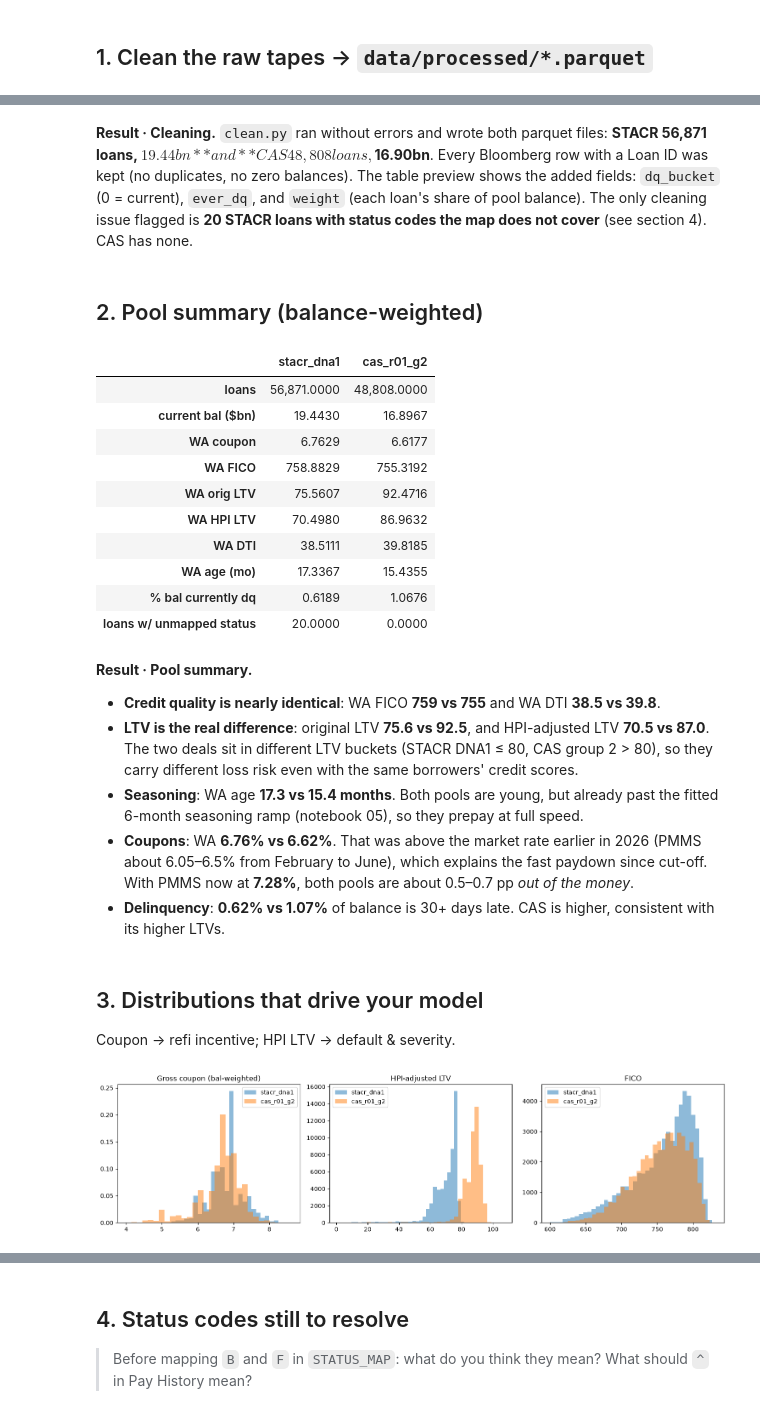
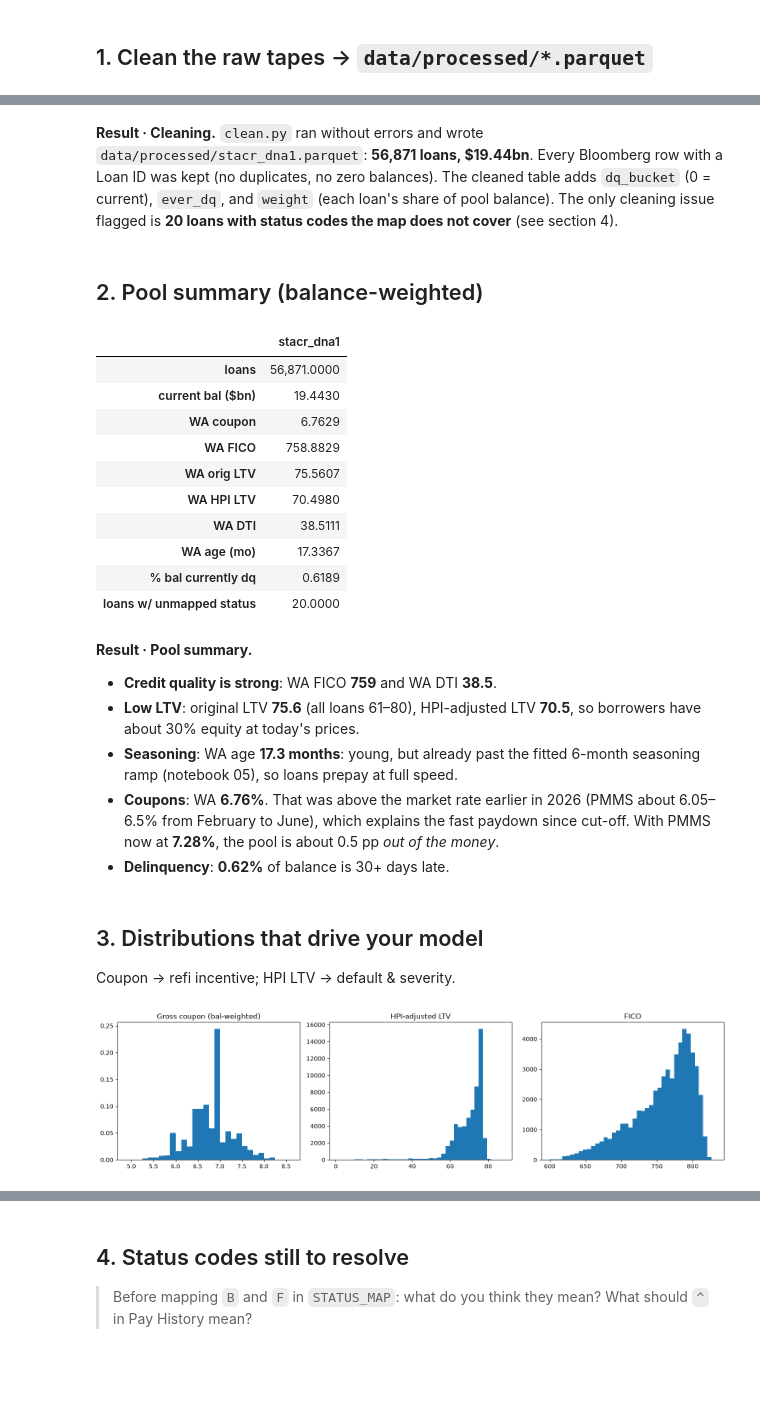
Before and after one commit to rezazamani2329/Asset-Backed-Security-Market--UC-Berkeley-MFE-program, a Jupyter notebook: notebooks/01_data_check.ipynb, the cells around one changed output, grey strips where cells are left out. Drawn from its saved outputs; the diff is of its cells as text; code cells hidden in the pictures; blank space fills up the shorter version.

```diff
--- a/notebooks/01_data_check.ipynb
+++ b/notebooks/01_data_check.ipynb
@@ -44,8 +43,8 @@ cas_r01_g2: 48,808 loans, $16.90bn, 0 loans with unmapped status codes
 # %%
-pools = {name: pd.read_parquet(clean.PROCESSED / f"{name}.parquet") for name in clean.FILES}
-pools['stacr_dna1'].head()
+pool = pd.read_parquet(clean.PROCESSED / "stacr_dna1.parquet")
+pool.head()
 # %% [markdown]
-**Result · Cleaning.** `clean.py` ran without errors and wrote both parquet files: **STACR 56,871 loans, $19.44bn** and **CAS 48,808 loans, $16.90bn**. Every Bloomberg row with a Loan ID was kept (no duplicates, no zero balances). The table preview shows the added fields: `dq_bucket` (0 = current), `ever_dq`, and `weight` (each loan's share of pool balance). The only cleaning issue flagged is **20 STACR loans with status codes the map does not cover** (see section 4). CAS has none.
+**Result · Cleaning.** `clean.py` ran without errors and wrote `data/processed/stacr_dna1.parquet`: **56,871 loans, $19.44bn**. Every Bloomberg row with a Loan ID was kept (no duplicates, no zero balances). The cleaned table adds `dq_bucket` (0 = current), `ever_dq`, and `weight` (each loan's share of pool balance). The only cleaning issue flagged is **20 loans with status codes the map does not cover** (see section 4).
 # %% [markdown]
 ## 2. Pool summary (balance-weighted)
 # %%
@@ -67,40 +66,39 @@ def summarize(df):
         "loans w/ unmapped status": df["dq_bucket"].isna().sum(),
     })
 
-pd.DataFrame({k: summarize(v) for k, v in pools.items()})
+summarize(pool).to_frame("stacr_dna1")
 # %% [output]
-|  | stacr_dna1 | cas_r01_g2 |
-| loans | 56,871.0000 | 48,808.0000 |
-| current bal ($bn) | 19.4430 | 16.8967 |
-| WA coupon | 6.7629 | 6.6177 |
-| WA FICO | 758.8829 | 755.3192 |
-| WA orig LTV | 75.5607 | 92.4716 |
-| WA HPI LTV | 70.4980 | 86.9632 |
-| WA DTI | 38.5111 | 39.8185 |
-| WA age (mo) | 17.3367 | 15.4355 |
-| % bal currently dq | 0.6189 | 1.0676 |
-| loans w/ unmapped status | 20.0000 | 0.0000 |
+|  | stacr_dna1 |
+| loans | 56,871.0000 |
+| current bal ($bn) | 19.4430 |
+| WA coupon | 6.7629 |
+| WA FICO | 758.8829 |
+| WA orig LTV | 75.5607 |
+| WA HPI LTV | 70.4980 |
+| WA DTI | 38.5111 |
+| WA age (mo) | 17.3367 |
+| % bal currently dq | 0.6189 |
+| loans w/ unmapped status | 20.0000 |
 # %% [markdown]
 **Result · Pool summary.**
-- **Credit quality is nearly identical**: WA FICO **759 vs 755** and WA DTI **38.5 vs 39.8**.
-- **LTV is the real difference**: original LTV **75.6 vs 92.5**, and HPI-adjusted LTV **70.5 vs 87.0**. The two deals sit in different LTV buckets (STACR DNA1 ≤ 80, CAS group 2 > 80), so they carry different loss risk even with the same borrowers' credit scores.
-- **Seasoning**: WA age **17.3 vs 15.4 months**. Both pools are young, but already past the fitted 6-month seasoning ramp (notebook 05), so they prepay at full speed.
-- **Coupons**: WA **6.76% vs 6.62%**. That was above the market rate earlier in 2026 (PMMS about 6.05–6.5% from February to June), which explains the fast paydown since cut-off. With PMMS now at **7.28%**, both pools are about 0.5–0.7 pp *out of the money*.
-- **Delinquency**: **0.62% vs 1.07%** of balance is 30+ days late. CAS is higher, consistent with its higher LTVs.
+- **Credit quality is strong**: WA FICO **759** and WA DTI **38.5**.
+- **Low LTV**: original LTV **75.6** (all loans 61–80), HPI-adjusted LTV **70.5**, so borrowers have about 30% equity at today's prices.
+- **Seasoning**: WA age **17.3 months**: young, but already past the fitted 6-month seasoning ramp (notebook 05), so loans prepay at full speed.
+- **Coupons**: WA **6.76%**. That was above the market rate earlier in 2026 (PMMS about 6.05–6.5% from February to June), which explains the fast paydown since cut-off. With PMMS now at **7.28%**, the pool is about 0.5 pp *out of the money*.
+- **Delinquency**: **0.62%** of balance is 30+ days late.
 # %% [markdown]
 ## 3. Distributions that drive your model
 
 Coupon → refi incentive; HPI LTV → default & severity.
 # %%
 fig, axes = plt.subplots(1, 3, figsize=(15, 4))
-for name, df in pools.items():
-    axes[0].hist(df["Gross Coupon"], bins=30, weights=df["weight"], alpha=0.5, label=name)
-    axes[1].hist(df["HPI Adjusted LTV"].dropna(), bins=40, alpha=0.5, label=name)
-    axes[2].hist(df["Credit Score"].dropna(), bins=40, alpha=0.5, label=name)
+axes[0].hist(pool["Gross Coupon"], bins=30, weights=pool["weight"])
+axes[1].hist(pool["HPI Adjusted LTV"].dropna(), bins=40)
+axes[2].hist(pool["Credit Score"].dropna(), bins=40)
 for ax, t in zip(axes, ["Gross coupon (bal-weighted)", "HPI-adjusted LTV", "FICO"]):
-    ax.set_title(t); ax.legend()
+    ax.set_title(t)
 plt.tight_layout()
 # %% [output]
-[figure, old version]
+[figure, new version]
 # %% [markdown]
 **Result · Distributions (balance-weighted coupon, LTV, FICO).**
```
Also changed, not shown: parts of 5 cells of this notebook, 18 other files.
